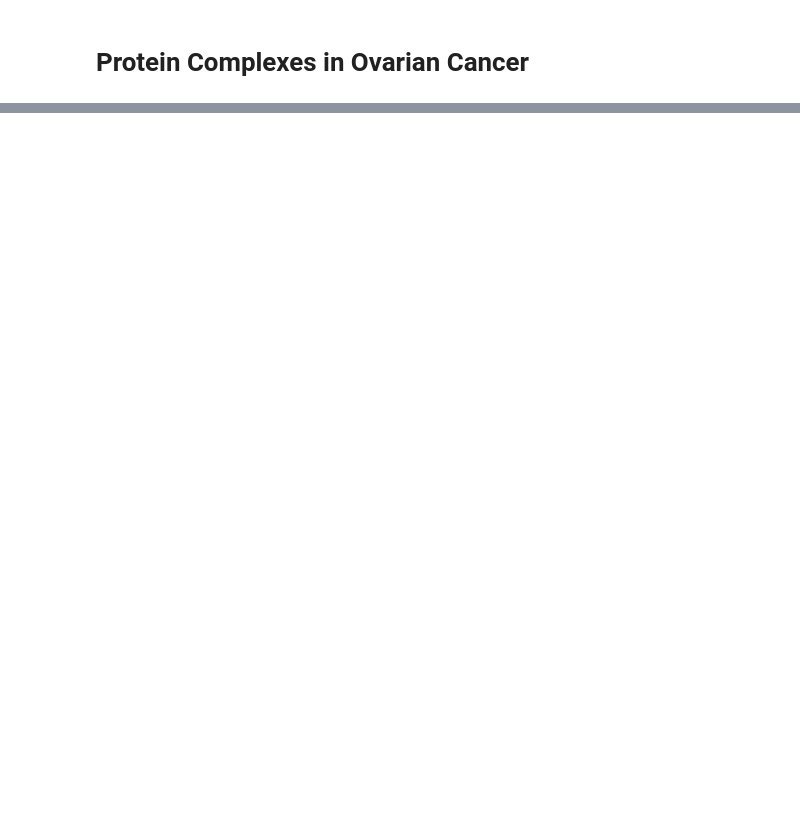
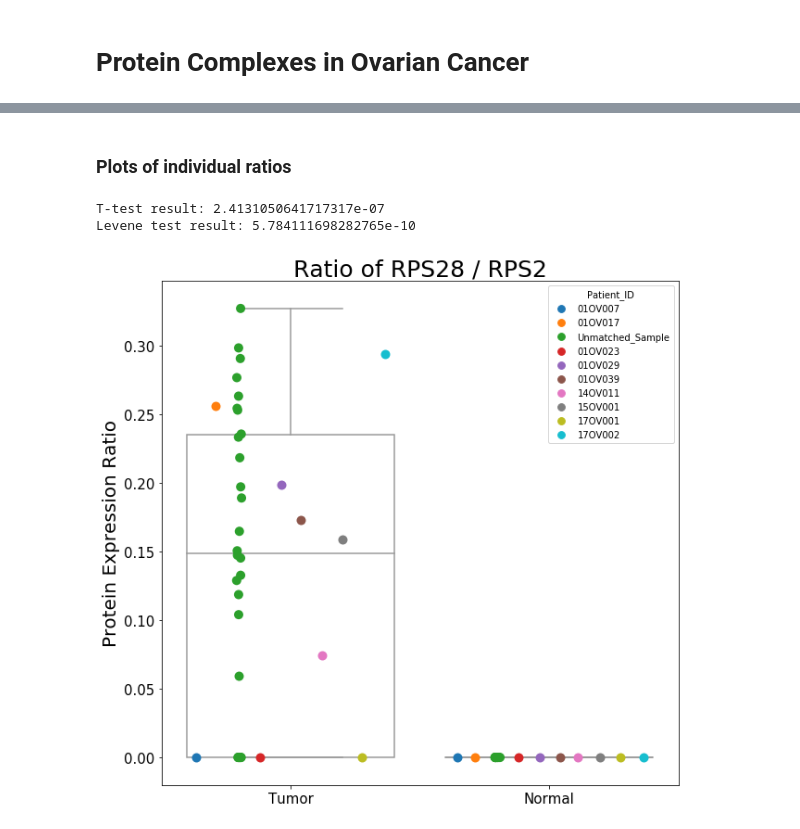
Before and after one commit to PayneLab/OvarianProspective, a Jupyter notebook: Protein_Complexes/Ratio_Analysis.ipynb, the cells around one changed output, grey strips where cells are left out. Saved outputs shown, nothing was run; the diff lists cells and outputs as text; code cells hidden in the pictures; blank space fills up the shorter version.

```diff
--- a/Protein_Complexes/Ratio_Analysis.ipynb
+++ b/Protein_Complexes/Ratio_Analysis.ipynb
@@ -110,38 +2,0 @@ def test_complex(prot_list, test_type = 'ttest'):
-# %%
-"""
-plot_ratios
------------
-Create a seaborn plot for the ratios in a dataframe
-
-Parameters:
-    plot_data = dataframe with ratio values (output of test_complex)
-    complex_name = name of the complex
-
-Returns:
-    Displays a plot of the data
-
-"""
-def plot_ratios(prot1, prot2):
-
-    # Set up dataframe for plotting
-    tumor_ratio_df, normal_ratio_df = get_ratio_df(prot1, prot2)
-    plot_data = tumor_ratio_df.append(normal_ratio_df)
-
-    a4_dims = (10, 10)
-    fig, ax = plt.subplots(figsize=a4_dims)
-
-    #Create the plot
-    boxplt = sns.boxplot(data=plot_data, x='Sample_Type', y='Ratio', showfliers=False)
-    boxplt = sns.stripplot(data=plot_data, x='Sample_Type', y='Ratio', dodge=True, jitter=True, color='.3')
-
-    #Add styling
-    boxplt.set_title('Ratio of ' + prot1 + ' and ' + prot2, fontsize='25')
-    boxplt.set_xlabel('')
-    boxplt.set_ylabel('Protein Expression Ratio', fontsize='20')
-    boxplt.tick_params(labelsize='15')
-
-    #Adjust legend
-    #handles, labels = ax.get_legend_handles_labels()
-    #plt.legend(handles[0:2], ['Tumor', 'Normal'], title='Sample Type', fontsize='12', frameon=False)
-    #boxplt.get_legend().get_title().set_fontsize('13')
-    #boxplt.get_legend().set_bbox_to_anchor((1, 1, 0, 0))
@@ -260,0 +69,8 @@ plot_ratios('ARPC1B', 'ACTR2')
+# %% [markdown]
+### Plots of individual ratios
+# %%
+plot_ratios('RPS28', 'RPS2', by_patient = True)
+# %% [output]
+T-test result: 2.4131050641717317e-07
+Levene test result: 5.784111698282765e-10
+[figure, added]
```
Also changed, not shown: parts of 24 cells of this notebook, 1 other file.
